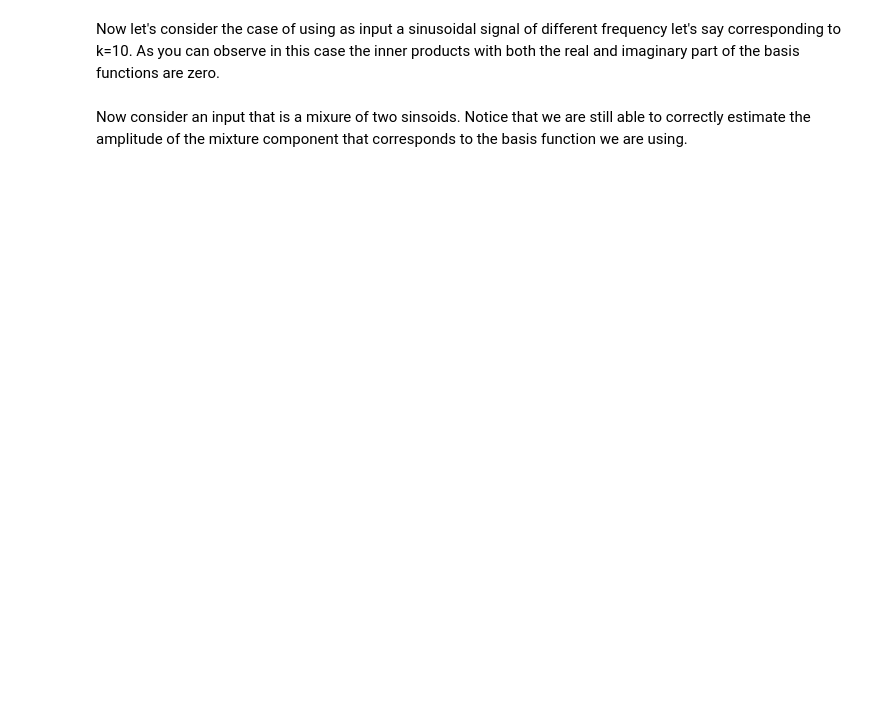
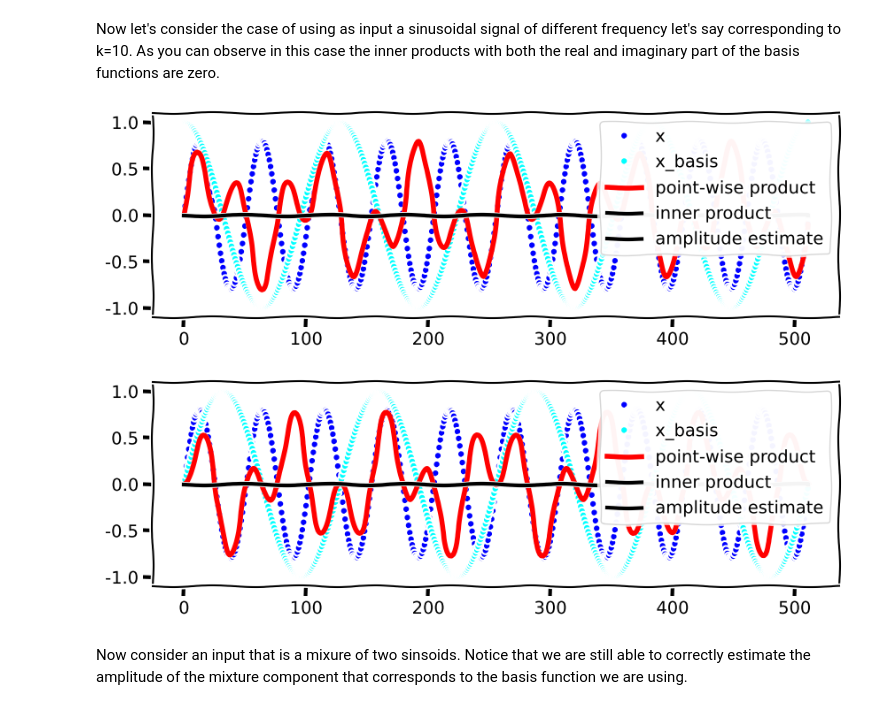
Before and after one commit to gtzan/synthesizers_cs_perspective, a Jupyter notebook: Explaining_the_DFT_a_music_perspective_part5.ipynb, the cells around one changed output. Saved outputs shown, nothing was run; the diff lists cells and outputs as text; code cells hidden in the pictures; blank space fills up the shorter version.

```diff
--- a/Explaining_the_DFT_a_music_perspective_part5.ipynb
+++ b/Explaining_the_DFT_a_music_perspective_part5.ipynb
@@ -123,8 +165,11 @@ Now let's consider the case of using as input a sinusoidal signal of different f
 # %%
 k=10
 x = a * np.sin(k*t*2*np.pi/N)
-plot_product(t,x,x_re)
-plot_product(t,x,x_im)
+plot_product(t,x,x_cos)
+plot_product(t,x,x_sin)
+# %% [output]
+[figure, added]
+[figure, added]
 # %% [markdown]
 Now consider an input that is a mixure of two sinsoids. Notice that we are still able to correctly estimate the amplitude of the mixture component that corresponds to the basis function we are using.
 # %%
```
Also changed, not shown: parts of 16 cells of this notebook.
